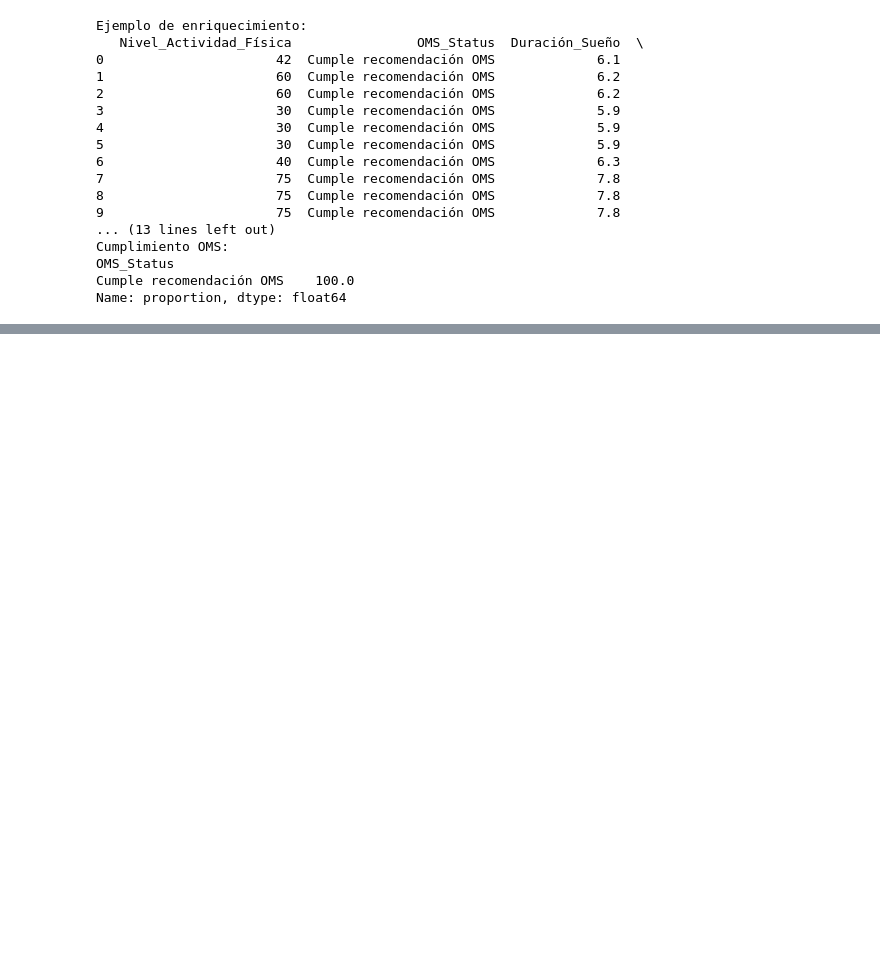
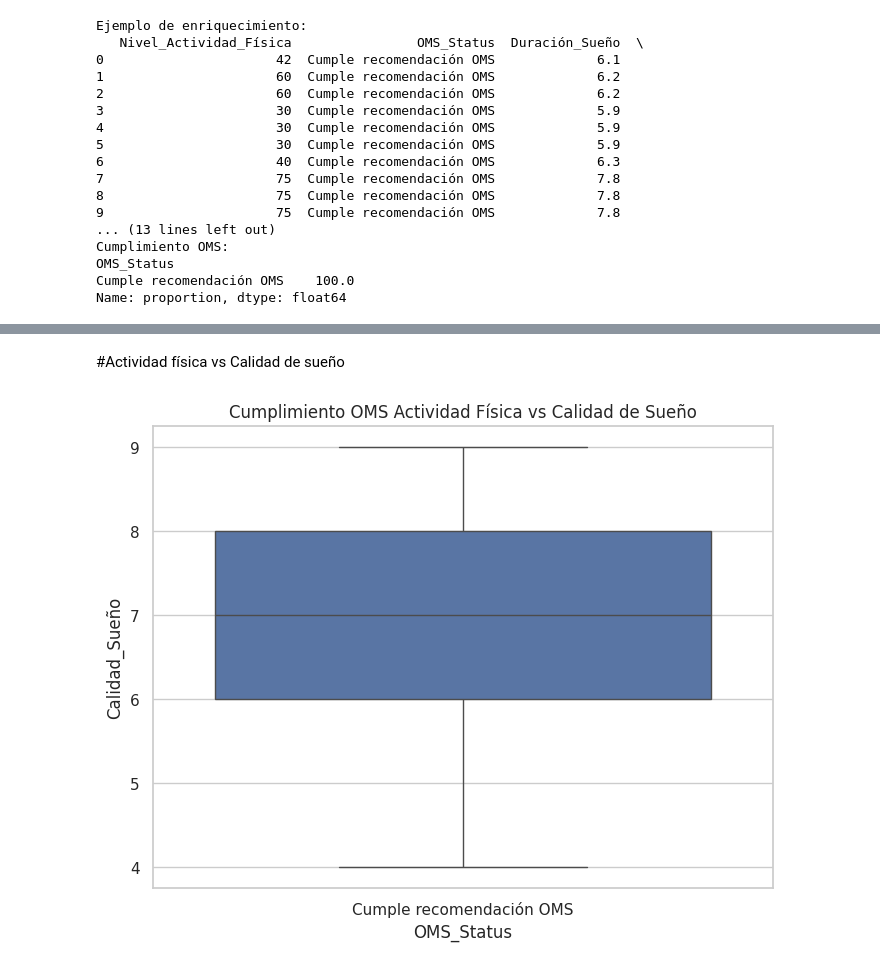
Before and after one commit to guada00/Proyecto_DSI-Lifestyle-and-Sleep-Patterns, a Jupyter notebook: ProyectoDSI_Bianchi.ipynb, the cells around one changed output, grey strips where cells are left out. Drawn from its saved outputs; the diff is of its cells as text; code cells hidden in the pictures; blank space fills up the shorter version.

```diff
--- a/ProyectoDSI_Bianchi.ipynb
+++ b/ProyectoDSI_Bianchi.ipynb
@@ -535,0 +301,9 @@ Valoro especialmente haber podido traducir estos hallazgos en ideas accionables:
+# %% [markdown]
+#Actividad física vs Calidad de sueño
+# %%
+plt.figure(figsize=(8,6))
+sns.boxplot(x='OMS_Status', y='Calidad_Sueño', data=df_sleep)
+plt.title('Cumplimiento OMS Actividad Física vs Calidad de Sueño')
+plt.show()
+# %% [output]
+[figure, added]
```
Also changed, not shown: parts of 55 cells of this notebook.
